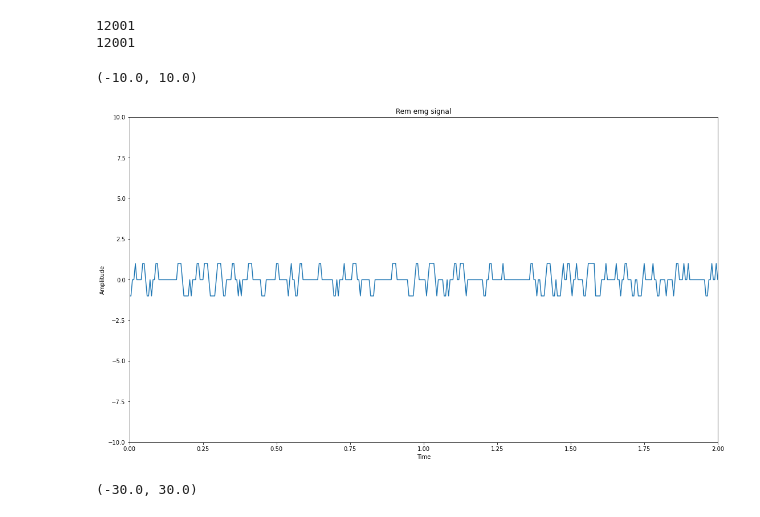
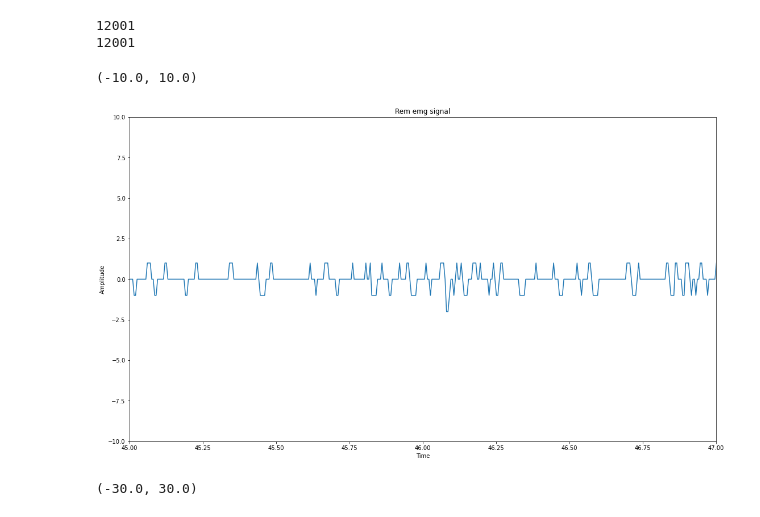
Before and after one commit to aerehn/DTEK0086, a Jupyter notebook: App5_Sleep_stage_classification_using_electromyography_and_electro_oculography_.ipynb, the cells around one changed output. Cells and saved outputs as stored; diff of their text form; code cells hidden in the pictures.

```diff
--- a/App5_Sleep_stage_classification_using_electromyography_and_electro_oculography_.ipynb
+++ b/App5_Sleep_stage_classification_using_electromyography_and_electro_oculography_.ipynb
@@ -249,18 +166,18 @@ print(len(rem_data['eog']))
 # %%
 fs=len(rem_data['emg'])/sample_length_in_seconds
 dt=1/fs
 t = np.arange(0,60,dt)
 fig, axs = plt.subplots()
 fig.set_size_inches(18.5, 10.5)
 axs.set_title("Rem emg signal")
 axs.plot(t, rem_data['emg'], color='C0')
 axs.set_xlabel("Time")
 axs.set_ylabel("Amplitude")
-plt.xlim([0.00, 2]);
+plt.xlim([45, 47]);
 plt.ylim([-10,10])
 # %% [output]
 (-10.0, 10.0)
-[figure, old version]
+[figure, new version]
 # %%
 fs=len(nonrem_data['emg'])/sample_length_in_seconds
 dt=1/fs
```
Also changed, not shown: parts of 2 cells of this notebook.
